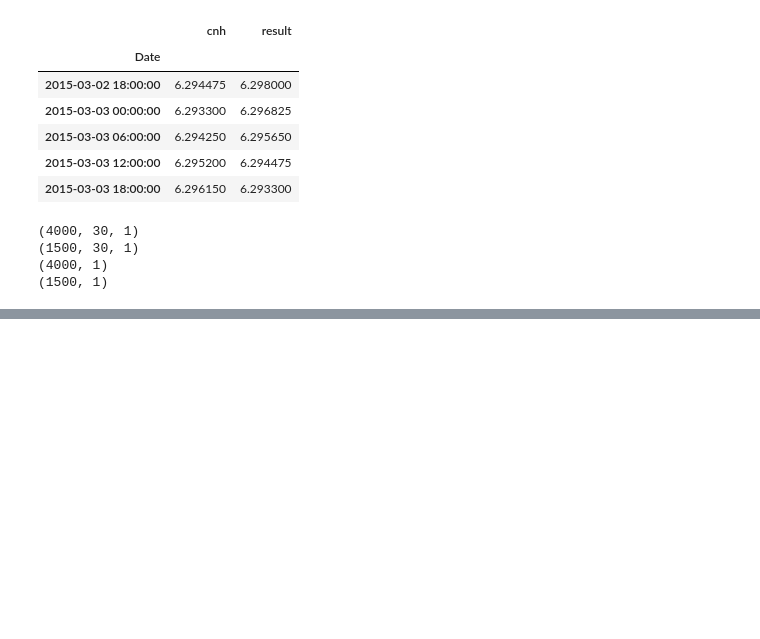
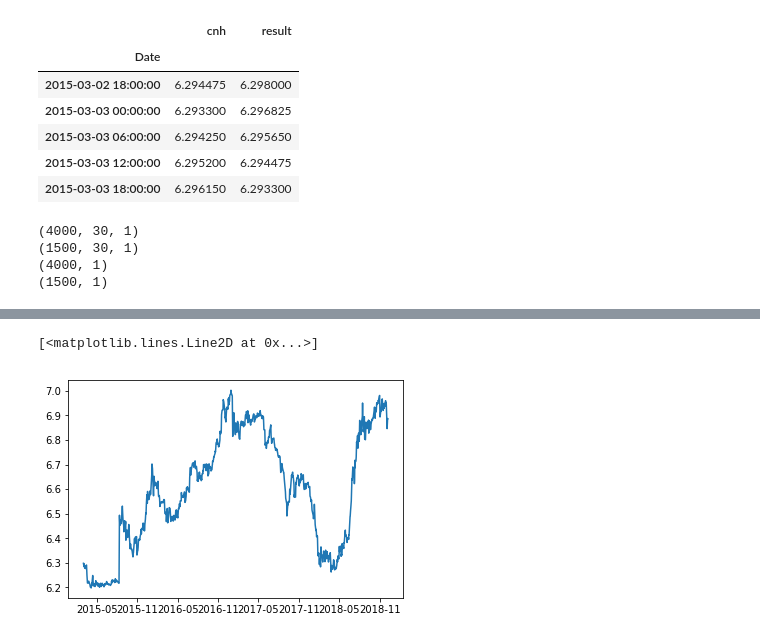
Before and after one commit to RajatRasal/TrumpCharts, a Jupyter notebook: Time Series.ipynb, the cells around one changed output, grey strips where cells are left out. Cells and saved outputs as stored; diff of their text form; code cells hidden in the pictures; blank space fills up the shorter version.

```diff
--- a/Time Series.ipynb
+++ b/Time Series.ipynb
@@ -195,0 +198,5 @@ plt.plot(list(range(epoch, 4)), validation_losses)
+# %%
+plt.plot(futures.index, futures.cnh)
+# %% [output]
+[<matplotlib.lines.Line2D at 0x...>]
+[figure, added]
```
Also changed, not shown: parts of 7 cells of this notebook, 22 other files.
